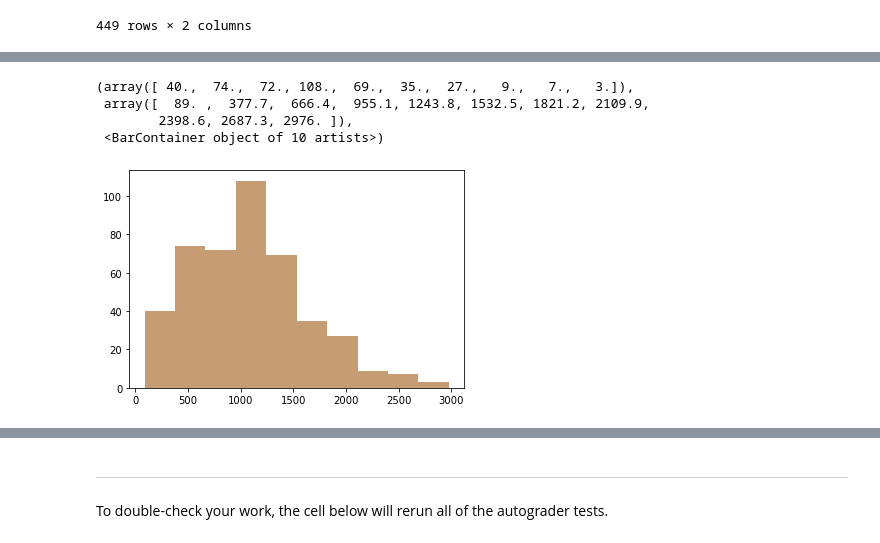
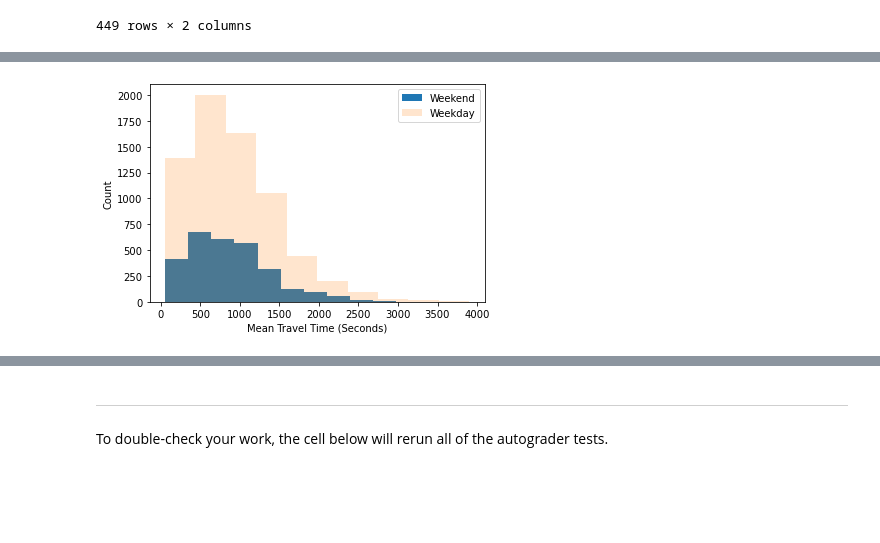
Before and after one commit to JerryPan2718/Traffic-EDA, a Jupyter notebook: Traffic_part1.ipynb, the cells around one changed output, grey strips where cells are left out. Drawn from its saved outputs; the diff is of its cells as text; code cells hidden in the pictures; blank space fills up the shorter version.

```diff
--- a/Traffic_part1.ipynb
+++ b/Traffic_part1.ipynb
@@ -1233,9 +1233,11 @@ post_mean_travel_time
 times_to_tract_prelockdown_gps = tract_to_gps.merge(times_to_tract_prelockdown, left_on="MOVEMENT_ID", right_on="Destination Movement ID", how = "inner")
 times_to_tract_postlockdown_gps = tract_to_gps.merge(times_to_tract_postlockdown, left_on="MOVEMENT_ID", right_on="Destination Movement ID", how = "inner")
 times_to_tract_gps = tract_to_gps.merge(times_to_tract, left_on="MOVEMENT_ID", right_on="Destination Movement ID", how = "inner")
-times_to_tract_gps = times_to_tract_gps.groupby('MOVEMENT_ID').first()
+times_to_tract_gps_groupby_movementID = times_to_tract_gps.groupby(['MOVEMENT_ID'])[["Destination Movement ID", "Mean Travel Time (Seconds)"]].mean()
+times_to_tract_gps_groupby_movementID_joined_with_day = times_to_tract_gps_groupby_movementID.merge(times_to_tract_gps, left_on="MOVEMENT_ID", right_on="MOVEMENT_ID", how="inner")
 times_to_tract_gps = times_to_tract_gps.merge(pre_mean_travel_time, how='inner', on='Destination Movement ID')
 times_to_tract_gps = times_to_tract_gps.merge(post_mean_travel_time, how='inner', on='Destination Movement ID')
 times_to_tract_gps['Mean Difference Travel Time (Seconds)'] = times_to_tract_gps['Pre Mean Travel Time (Seconds)'] - times_to_tract_gps['Post Mean Travel Time (Seconds)']
+# print(times_to_tract_gps["day"].unique())
 times_to_tract_gps
 # %% [output]
@@ -1310,16 +1313,14 @@ times_to_tract_gps_weekday.head()
 # %%
 # times_to_tract_gps_weekday.groupby("Weekend(1) or Weekday(0)").mean()
 times_to_tract_gps_weekday_1 = times_to_tract_gps_weekday[times_to_tract_gps_weekday["Weekend(1) or Weekday(0)"] == 1]
 times_to_tract_gps_weekday_0 = times_to_tract_gps_weekday[times_to_tract_gps_weekday["Weekend(1) or Weekday(0)"] == 0]
-plt.hist(times_to_tract_gps_weekday[['Mean Travel Time (Seconds)']], alpha=0.5, label="Weekend")
-plt.hist(times_to_tract_gps_weekday[['Mean Travel Time (Seconds)']], alpha=0.5, label="Weekday")
-
+plt.hist(times_to_tract_gps_weekday_1[['Mean Travel Time (Seconds)']], alpha=1, label="Weekend")
+plt.hist(times_to_tract_gps_weekday_0[['Mean Travel Time (Seconds)']], alpha=0.2, label="Weekday")
+plt.legend()
+plt.xlabel("Mean Travel Time (Seconds)")
+plt.ylabel("Count");
 # ax = times_to_tract_gps_weekday[['Pre Mean Travel Time (Seconds)']].plot(kind='hist', title='Mean Travel Time Prelockdown (Seconds)', legend=False)
 # ax.set_xlabel("Mean Travel Time (Seconds)")
 # ax.set_ylabel("Count");
 # %% [output]
-(array([ 40.,  74.,  72., 108.,  69.,  35.,  27.,   9.,   7.,   3.]),
- array([  89. ,  377.7,  666.4,  955.1, 1243.8, 1532.5, 1821.2, 2109.9,
-        2398.6, 2687.3, 2976. ]),
- <BarContainer object of 10 artists>)
-[figure, old version]
+[figure, new version]
```
Also changed, not shown: parts of 12 cells of this notebook.
